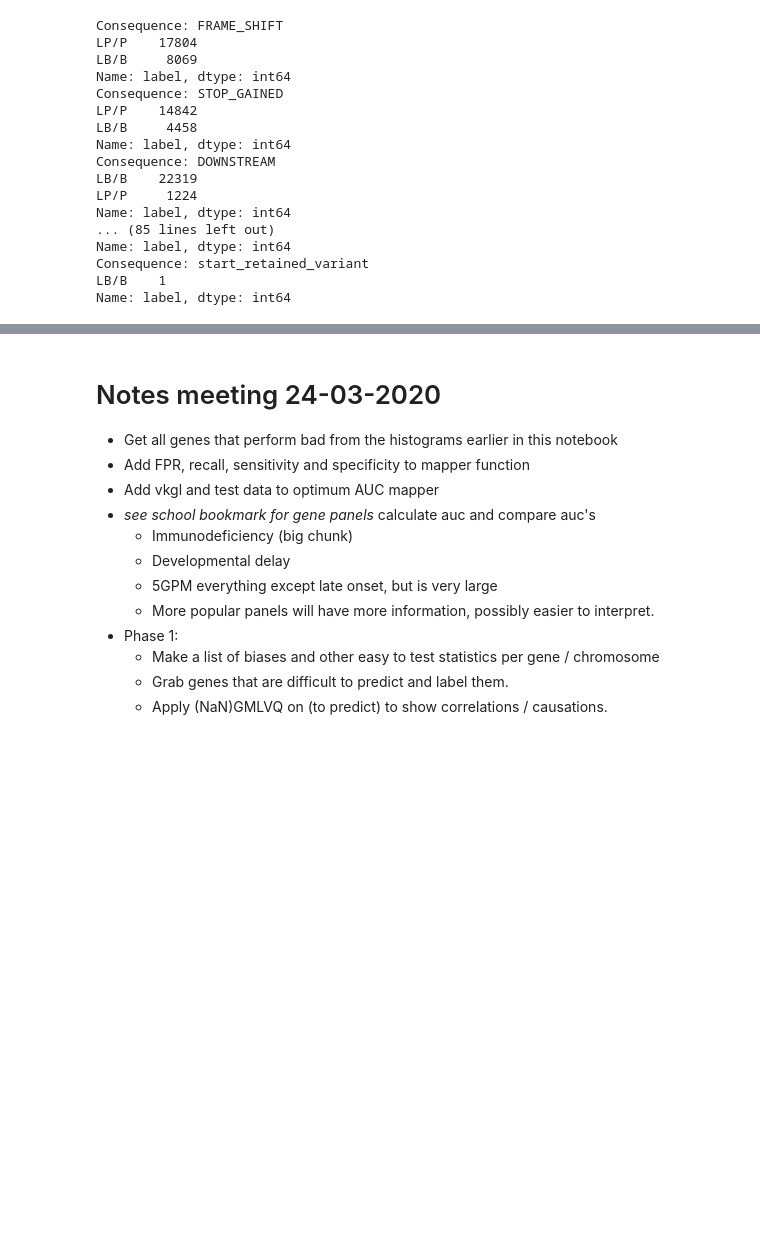
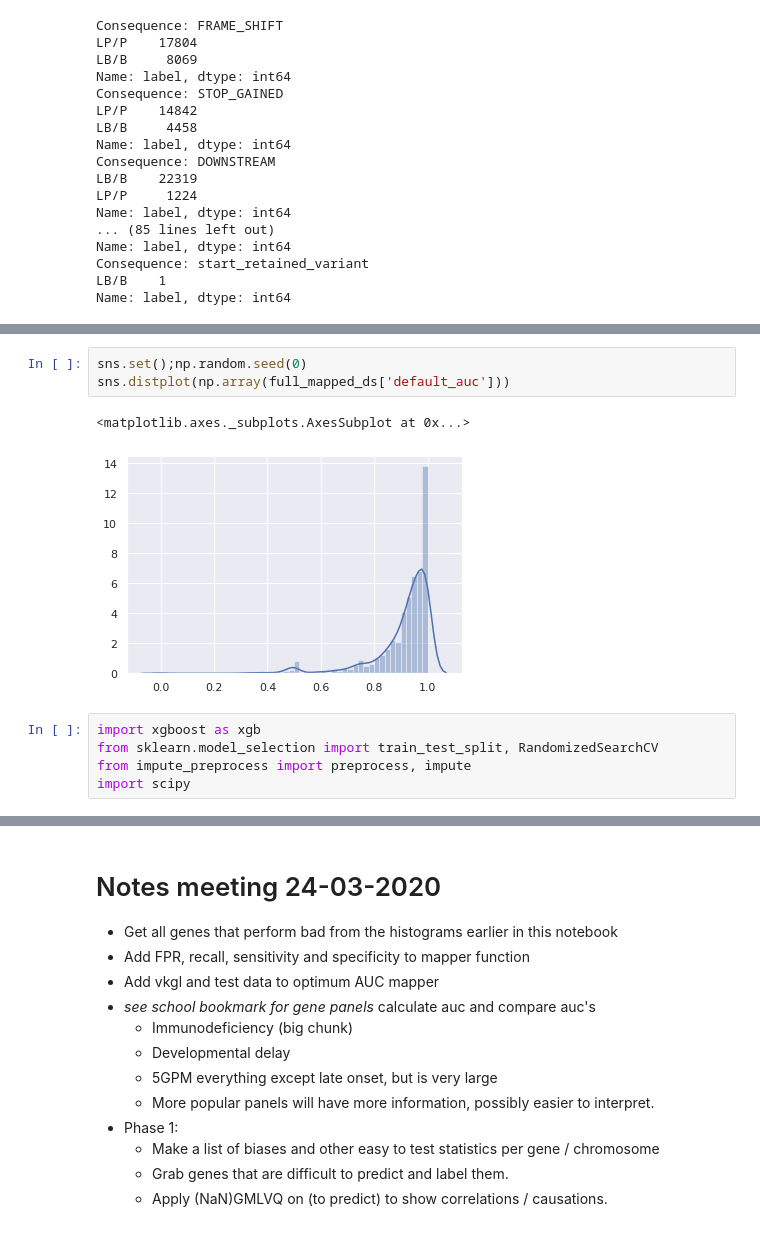
Before and after one commit to SietsmaRJ/dsls_master_thesis, a Jupyter notebook: side_scripts/potential_gene_features.ipynb, the cells around one changed output, grey strips where cells are left out. Drawn from its saved outputs; the diff is of its cells as text; blank space fills up the shorter version.

```diff
--- a/side_scripts/potential_gene_features.ipynb
+++ b/side_scripts/potential_gene_features.ipynb
@@ -186,0 +201,11 @@ full_snv_dataset[full_snv_dataset['consequence'] == consequence]['label'].value_
+# %%
+sns.set();np.random.seed(0)
+sns.distplot(np.array(full_mapped_ds['default_auc']))
+# %% [output]
+<matplotlib.axes._subplots.AxesSubplot at 0x...>
+[figure, added]
+# %%
+import xgboost as xgb
+from sklearn.model_selection import train_test_split, RandomizedSearchCV
+from impute_preprocess import preprocess, impute
+import scipy
```
Also changed, not shown: parts of 52 cells of this notebook, 2 other files.
